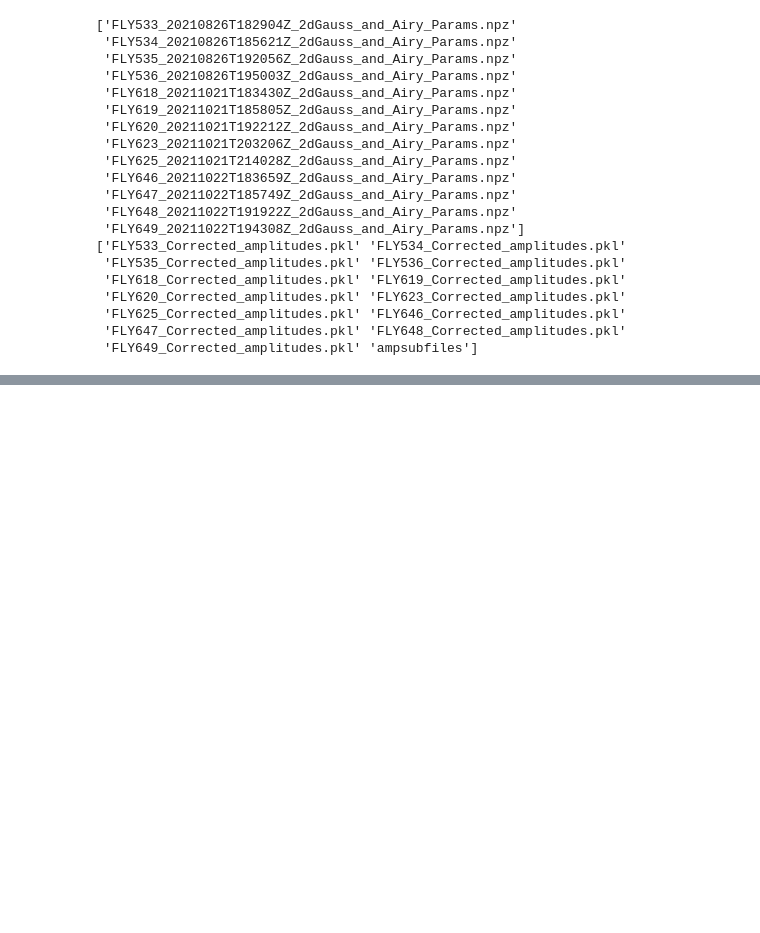
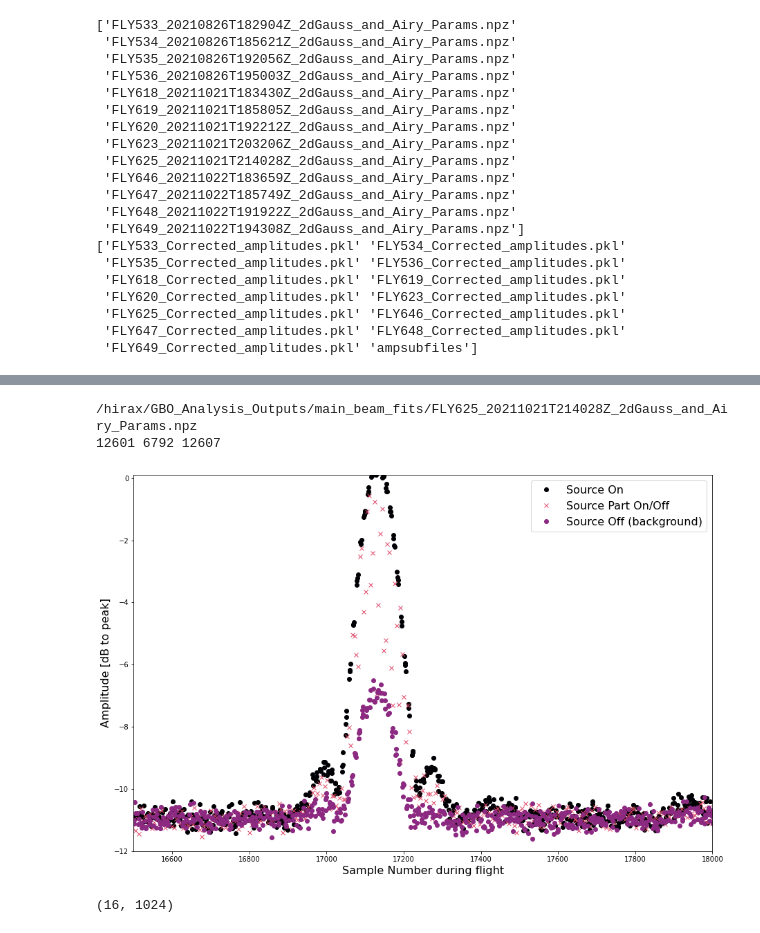
Before and after one commit to WrightLaboratory/newburghlabdrone, a Jupyter notebook: analysis/LBN_Background_Investigation.ipynb, the cells around one changed output, grey strips where cells are left out. Cells and saved outputs as stored; diff of their text form; code cells hidden in the pictures; blank space fills up the shorter version.

```diff
--- a/analysis/LBN_Background_Investigation.ipynb
+++ b/analysis/LBN_Background_Investigation.ipynb
@@ -450,0 +374,5 @@ plt.show()
+# %%
+config_directory="/hirax/GBO_Analysis_Outputs/concat_config_files/"
+
+concattest0825=concat.CONCAT(CORRDATCLASS=corrtest0825,DRONEDATCLASS=dronetest0825,\
+                             load_yaml=False,traceback=False,save_traceback=False)
@@ -450,0 +388,47 @@ plt.show()
+# %%
+find = 900
+chind = 1
+fsz = 16 # fontsize for labels and legends
+ccm = cm.magma # use magma for color maps
+
+colorz = pu.cm_to_discrete(ccm, 5)
+
+ffile = glob.glob(fitdir+'*625*')[0]
+print(ffile)
+fits = np.load(ffile)
+#for p in range(0,len(pols)):
+GNORM = fits['G_popt'][chind,find,0]
+
+
+# aside to look at the span, on, and off indices in more detail
+
+t_cut = concattest0825.inds_on
+t_span = concattest0825.inds_span
+t_off = concattest0825.inds_off
+N = len(t_cut)
+N2 = int(N/2)
+print(len(t_cut),len(t_span),len(t_off))
+
+Ns = np.arange(0,len(concattest0825.t_arr_datetime))
+plt.figure(1,figsize=(15,10))
+
+plt.plot(Ns[t_cut],10*np.log10((1./GNORM)*concattest0825.V[t_cut,find,chind]),
+         color=colorz[0],linestyle='None',marker='o',label='Source On')
+plt.plot(Ns[t_span],10*np.log10((1./GNORM)*concattest0825.V[t_span,find,chind]),
+         color=colorz[3],linestyle='None',marker='x',label='Source Part On/Off')
+plt.plot(Ns[t_off],10*np.log10((1./GNORM)*concattest0825.V[t_off,find,chind]),
+         color=colorz[2],linestyle='None',marker='o',label='Source Off (background)')
+plt.xlim(16500,18000)
+plt.legend(fontsize=fsz)
+plt.xlabel('Sample Number during flight',fontsize=fsz)
+plt.ylabel('Amplitude [dB to peak]',fontsize=fsz)
+plt.ylim(-12,0.1)
+plt.show()
+# %% [output]
+/hirax/GBO_Analysis_Outputs/main_beam_fits/FLY625_20211021T214028Z_2dGauss_and_Airy_Params.npz
+12601 6792 12607
+[figure, added]
+# %%
+print(GNORM.shape)
+# %% [output]
+(16, 1024)
```
Also changed, not shown: parts of 15 cells of this notebook.
